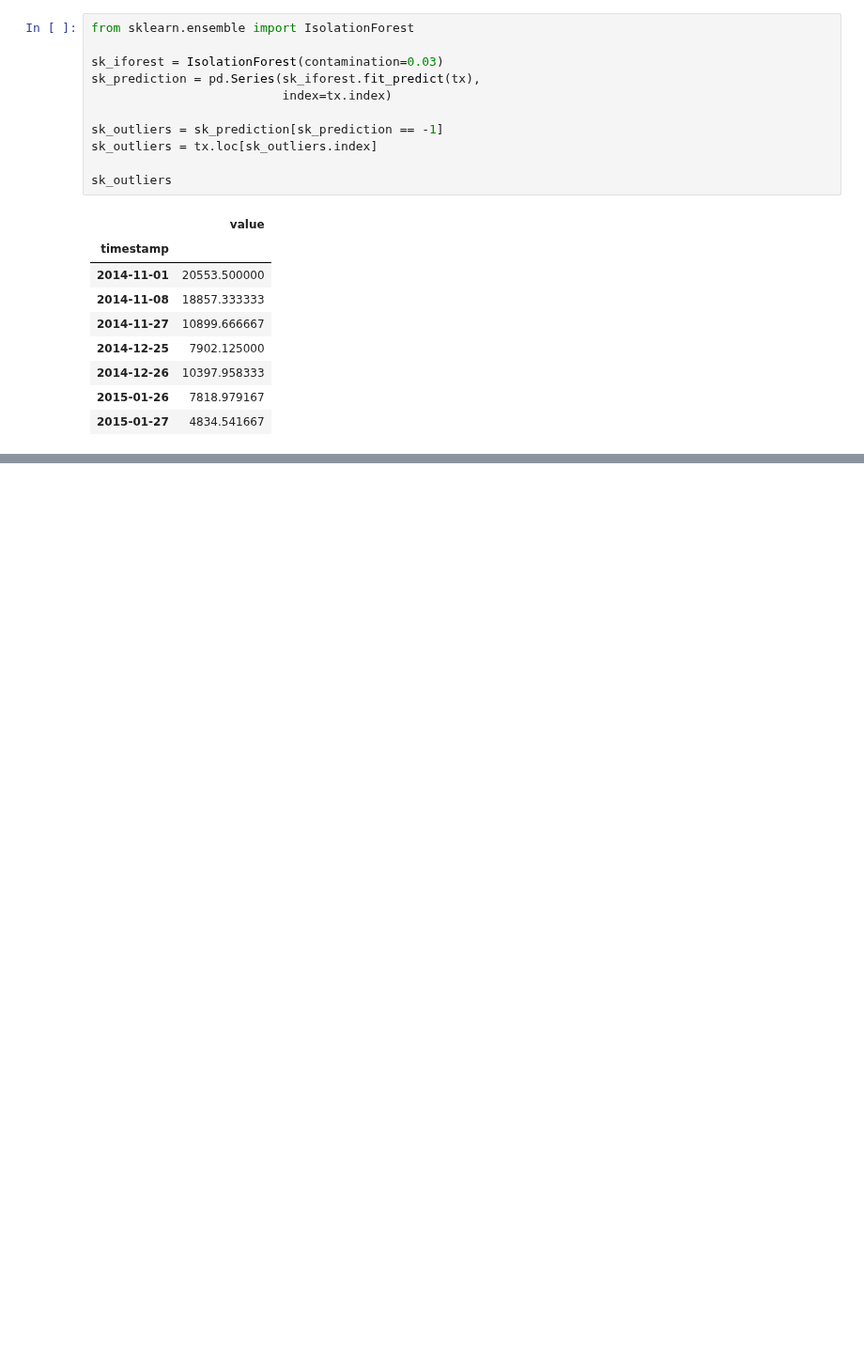
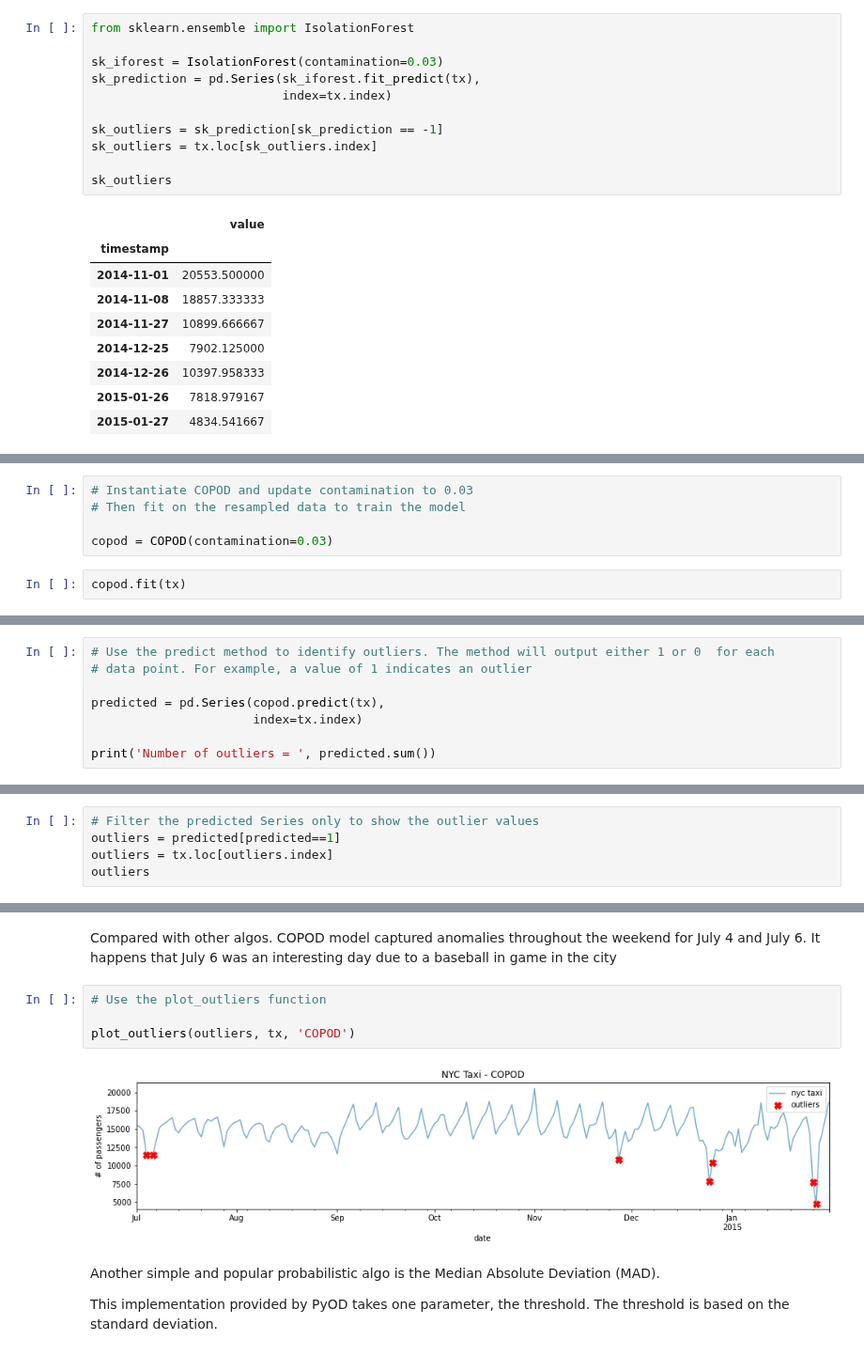
Before and after one commit to LaurbergMJ/TimeSeriesAnalysisWithPythonCookbook, a Jupyter notebook: Ch14.ipynb, the cells around one changed output, grey strips where cells are left out. Shown at 94% size. Drawn from its saved outputs; the diff is of its cells as text; blank space fills up the shorter version.

```diff
--- a/Ch14.ipynb
+++ b/Ch14.ipynb
@@ -348,0 +454,7 @@ sk_outliers
+# %%
+# Instantiate COPOD and update contamination to 0.03
+# Then fit on the resampled data to train the model
+
+copod = COPOD(contamination=0.03)
+# %%
+copod.fit(tx)
@@ -348,0 +467,8 @@ sk_outliers
+# %%
+# Use the predict method to identify outliers. The method will output either 1 or 0  for each
+# data point. For example, a value of 1 indicates an outlier
+
+predicted = pd.Series(copod.predict(tx),
+                      index=tx.index)
+
+print('Number of outliers = ', predicted.sum())
@@ -348,0 +477,5 @@ sk_outliers
+# %%
+# Filter the predicted Series only to show the outlier values
+outliers = predicted[predicted==1]
+outliers = tx.loc[outliers.index]
+outliers
@@ -348,0 +492,12 @@ sk_outliers
+# %% [markdown]
+Compared with other algos. COPOD model captured anomalies throughout the weekend for July 4 and July 6. It happens that July 6 was an interesting day due to a baseball in game in the city
+# %%
+# Use the plot_outliers function
+
+plot_outliers(outliers, tx, 'COPOD')
+# %% [output]
+[figure, added]
+# %% [markdown]
+Another simple and popular probabilistic algo is the Median Absolute Deviation (MAD).
+
+This implementation provided by PyOD takes one parameter, the threshold. The threshold is based on the standard deviation.
```
Also changed, not shown: parts of 21 cells of this notebook, 1 other file.
